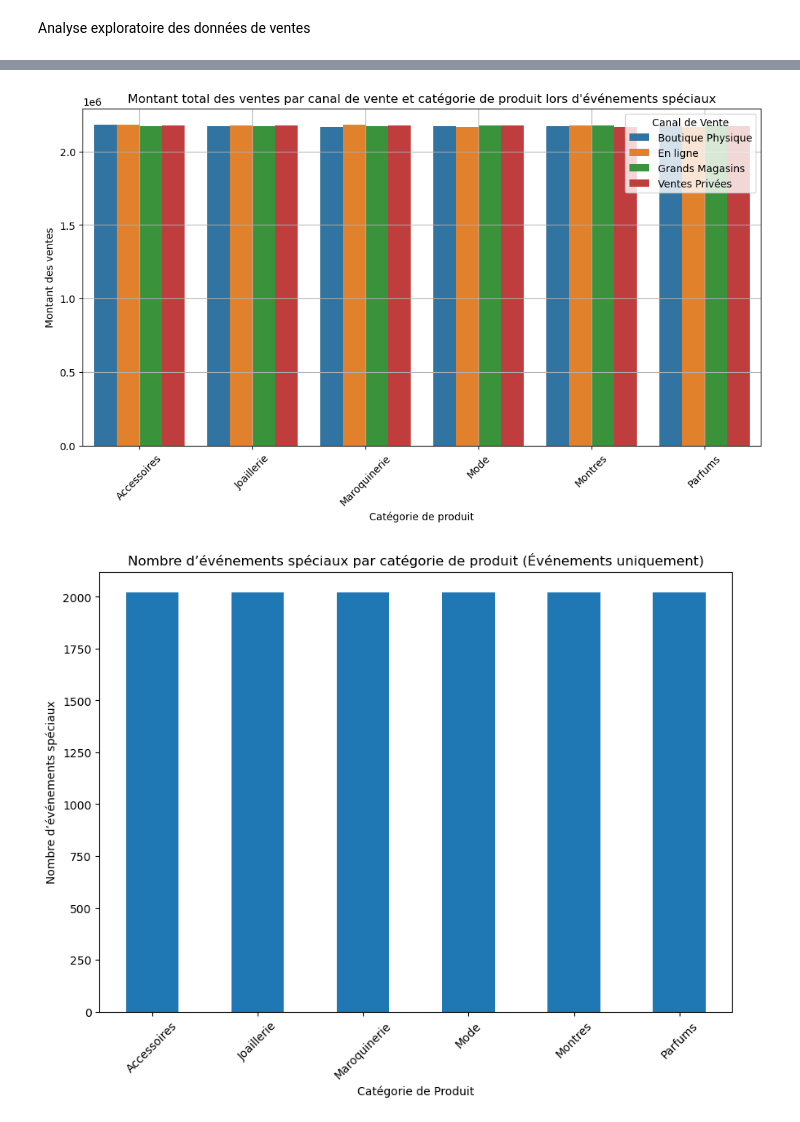
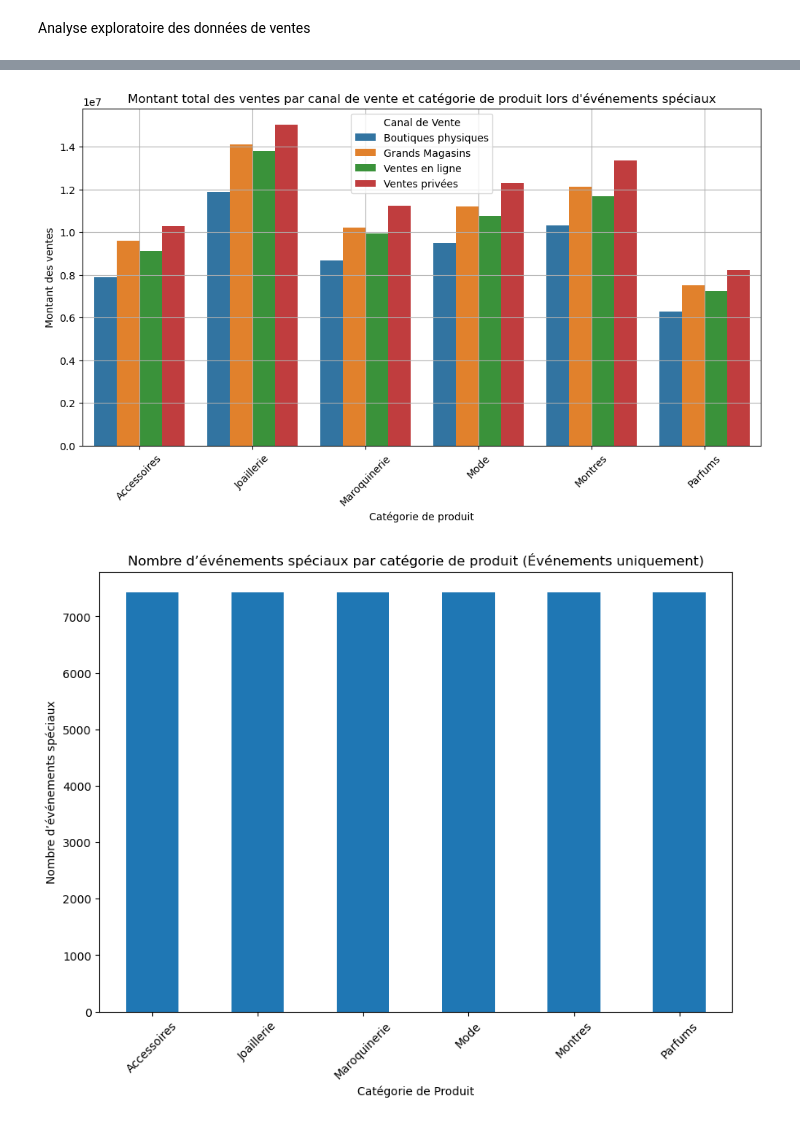
Before and after one commit to yann-furrer/luxe_retail_eds, a Jupyter notebook: exploring.ipynb, the cells around one changed output, grey strips where cells are left out. Saved outputs shown, nothing was run; the diff lists cells and outputs as text; code cells hidden in the pictures.

```diff
--- a/exploring.ipynb
+++ b/exploring.ipynb
@@ -61,14 +61,14 @@ important_dates = [('2019-12-25', 'Noël 2018', 'red'),
 
 ]
 
-
+sell_data = pd.read_csv('data/vente_luxe2.csv', sep=',')
 
 # Convert 'Date' to datetime format and set it as the index
 sell_data['Date'] = pd.to_datetime(sell_data['Date'])
 sell_data = sell_data.set_index('Date')
 
 # Group by date and channel, then plot the daily sales by channel as a line chart
-daily_sales = sell_data.groupby(['Date', 'Canal_Vente'])['Montant_Ventes'].sum().unstack()
+daily_sales = sell_data.groupby(['Date', 'Canal de vente'])['Montant des ventes'].sum().unstack()
 daily_sales.plot(kind='line', figsize=(12, 6))
 
 
@@ -98,26 +98,26 @@ plt.show()
 # %%
 # Attempt a final replot with alternative data handling, ensuring compatibility
 import seaborn as sns
 
 # Prepare data for plotting with seaborn for better control
-special_event_data_grouped = sell_data.groupby(['Catégorie_Produit', 'Canal_Vente'])['Montant_Ventes'].sum().reset_index()
+special_event_data_grouped = sell_data.groupby(['Catégorie', 'Canal de vente'])['Montant des ventes'].sum().reset_index()
 
 # Plotting with seaborn
 plt.figure(figsize=(12, 6))
-sns.barplot(data=special_event_data_grouped, x='Catégorie_Produit', y='Montant_Ventes', hue='Canal_Vente')
+sns.barplot(data=special_event_data_grouped, x='Catégorie', y='Montant des ventes', hue='Canal de vente')
 plt.title("Montant total des ventes par canal de vente et catégorie de produit lors d'événements spéciaux")
 plt.xlabel("Catégorie de produit")
 plt.ylabel("Montant des ventes")
 plt.xticks(rotation=45)
 plt.legend(title="Canal de Vente")
 plt.grid()
 
 plt.show()
 # %% [output]
-[figure, old version]
+[figure, new version]
 # %%
 # Filter the data to include only rows with special events (Événement_Spécial = 1)
-event_counts_by_category_special_only = sell_data[sell_data['Événement_Spécial'] == 1].groupby('Catégorie_Produit').size()
+event_counts_by_category_special_only = sell_data[sell_data['Événement spécial'] == 1].groupby('Catégorie').size()
 
 # Plot the results
 plt.figure(figsize=(10, 7))
@@ -128,6 +128,6 @@ plt.ylabel('Nombre d’événements spéciaux')
 plt.xticks(rotation=45)
 plt.show()
 # %% [output]
-[figure, old version]
+[figure, new version]
 # %%
 # Filter the data to include only rows with special events (Événement_Spécial = 1) and group by sales channel
```
Also changed, not shown: parts of 4 cells of this notebook, 1 other file.
